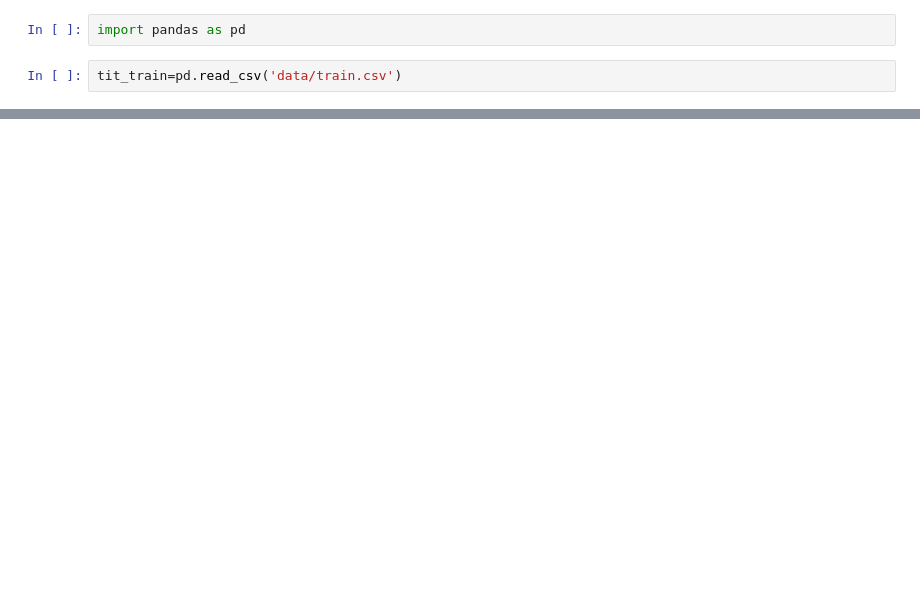
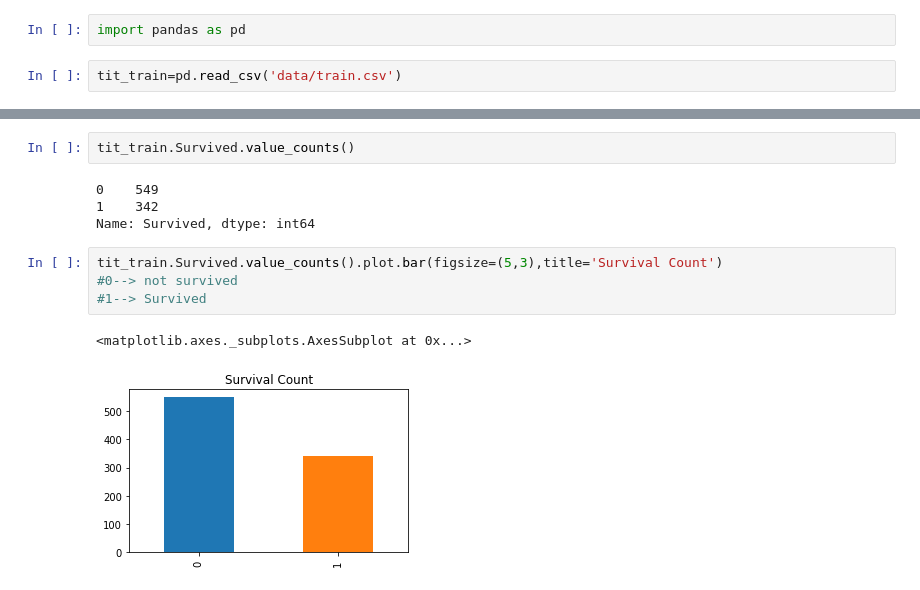
Before and after one commit to innovator-arjun/Titanic-Survival-Prediction, a Jupyter notebook: Titanic-Survival Prediction.ipynb, the cells around one changed output, grey strips where cells are left out. Drawn from its saved outputs; the diff is of its cells as text; blank space fills up the shorter version.

```diff
--- a/Titanic-Survival Prediction.ipynb
+++ b/Titanic-Survival Prediction.ipynb
@@ -11,3 +11,16 @@ tit_train.head()
 | 2 | 3 | 1 | 3 | Heikkinen, Miss. Laina | female | 26.0 | 0 | 0 | STON/O2. 3101282 | 7.9250 | ... |
 | 3 | 4 | 1 | 1 | Futrelle, Mrs. Jacques Heath (Lil... | female | 35.0 | 1 | 0 | 113803 | 53.1000 | ... |
 | 4 | 5 | 0 | 3 | Allen, Mr. William Henry | male | 35.0 | 0 | 0 | 373450 | 8.0500 | ... |
+# %%
+tit_train.Survived.value_counts()
+# %% [output]
+0    549
+1    342
+Name: Survived, dtype: int64
+# %%
+tit_train.Survived.value_counts().plot.bar(figsize=(5,3),title='Survival Count')
+#0--> not survived
+#1--> Survived
+# %% [output]
+<matplotlib.axes._subplots.AxesSubplot at 0x...>
+[figure, added]
```
Also changed, not shown: parts of 7 cells of this notebook.
